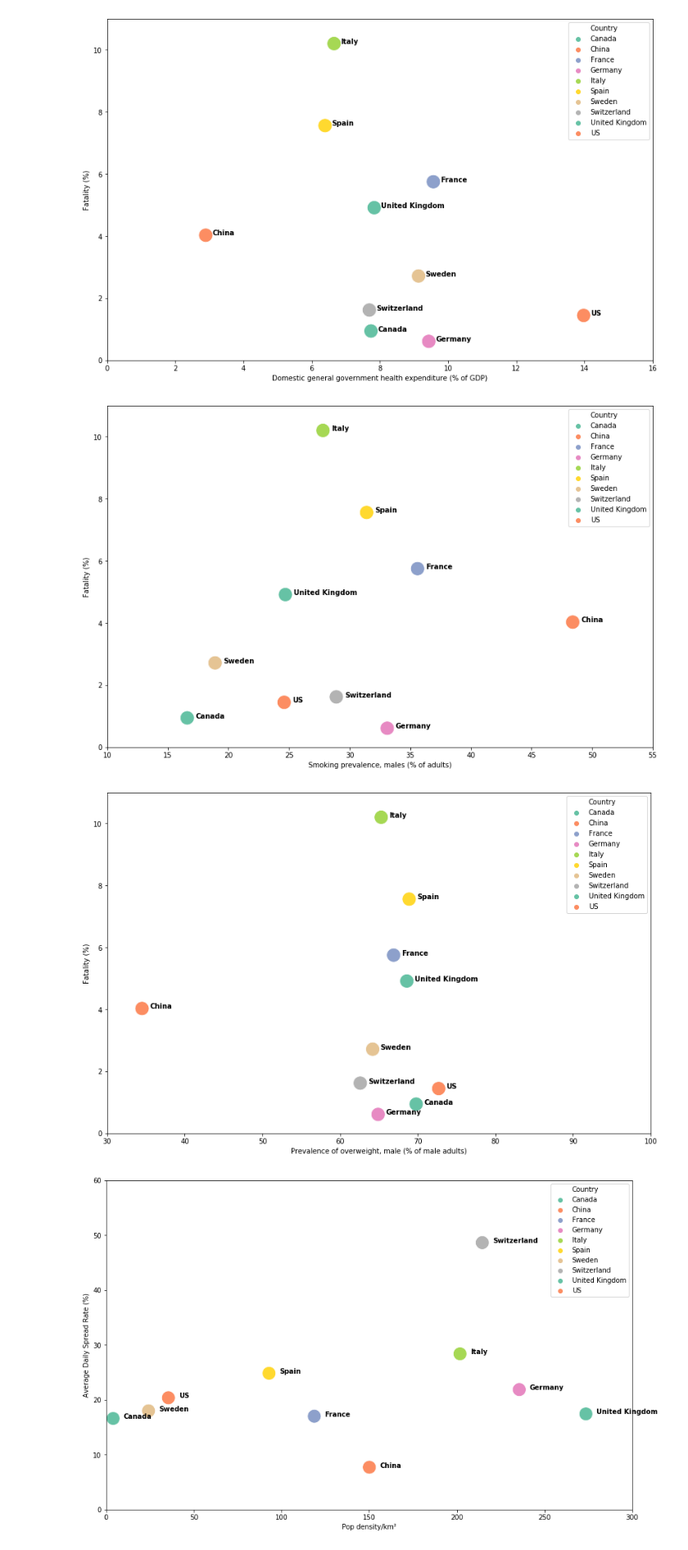
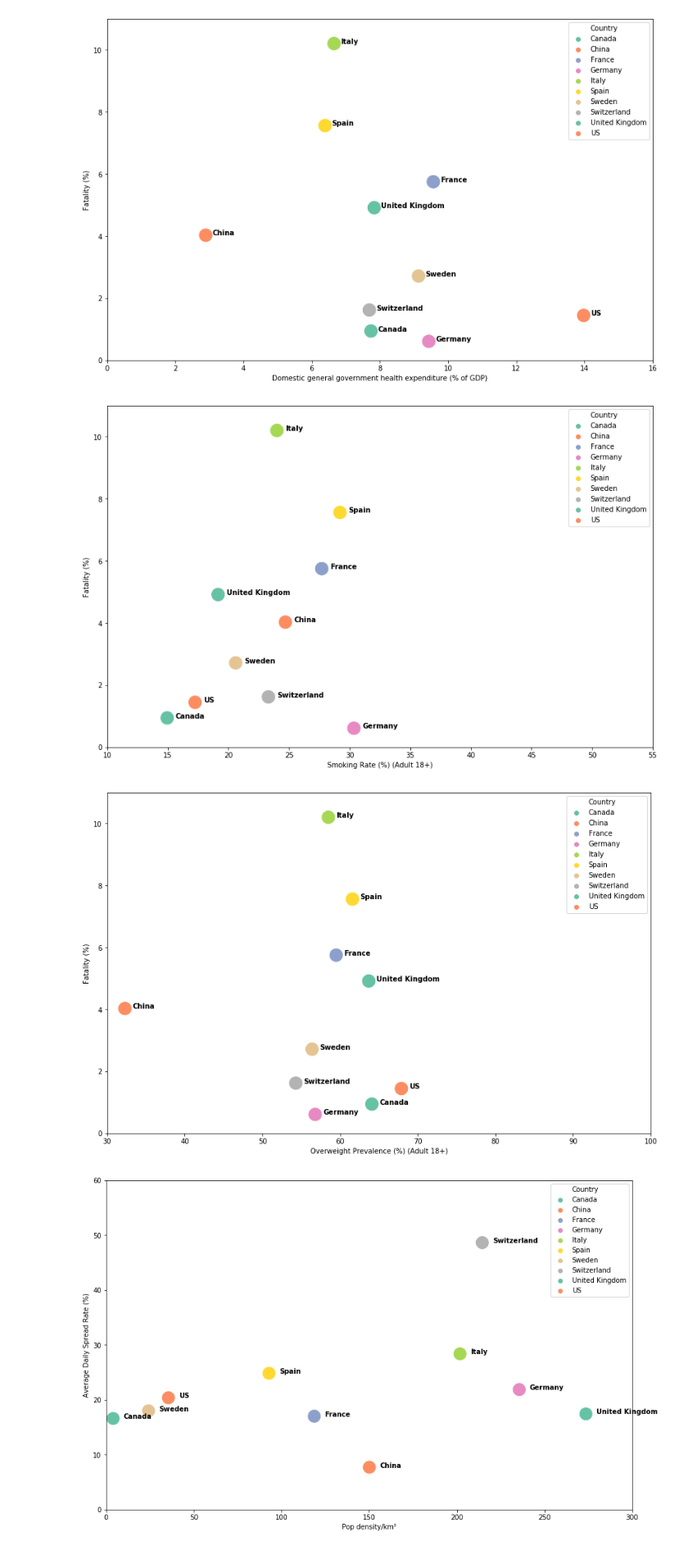
Before and after one commit to nicolas-hbt/DS-projects, a Jupyter notebook: COVID19_Data_Visualization.ipynb, the cells around one changed output. Shown at 82% size. Cells and saved outputs as stored; diff of their text form; code cells hidden in the pictures.

```diff
--- a/COVID19_Data_Visualization.ipynb
+++ b/COVID19_Data_Visualization.ipynb
@@ -304,6 +304,20 @@ world.rename(columns={"Italy [ITA]": "Italy", "United Kingdom [GBR]": "United Ki
 world = world.T
 world.dropna(axis='columns', inplace=True)
 world = world.sort_index()
+# %%
+cols = [col for col in world.index.tolist()]
+smoke = pd.read_csv("smoke.csv")
+smoke = smoke.sort_values(by="name")
+smoke.iloc[-6,0] = 'US'
+smoke = smoke[smoke.name.isin(cols)]
+# %%
+overweight = pd.read_csv("overweight.csv", index_col=0)
+overweight = overweight.sort_index()
+overweight = overweight.rename(index={'United States of America': 'US',
+                                      'United Kingdom of Great Britain and Northern Ireland' : 'United Kingdom'})
+overweight = overweight[overweight.index.isin(cols)]
+overweight["2016"] = overweight["2016"].str.slice(stop=4)
+overweight["2016"] = overweight["2016"].astype(float)
 # %%
 tmp = complete_df[complete_df["Date"]=="2020-03-26"]
 tmp = tmp[tmp["Country/Region"].isin(world.index)]
@@ -320,6 +334,8 @@ world.dropna(axis='columns', inplace=True)
 world.rename(columns={'index':'Country'}, inplace=True)
 b, c = world.iloc[-1].copy(), world.iloc[-2].copy()
 world.iloc[-1], world.iloc[-2] = c,b
+world['Smoking Rate (%) (Adult 18+)'] = smoke['totalSmokingRate'].values
+world['Overweight Prevalence (%) (Adult 18+)'] = overweight['2016'].values
 # %% [markdown]
 <font size="3"> In the following five plots, we aim at showing whether there is some sort of relation between the national death rates and some factors, and the number of confirmed cases per country and some other factors, respectively.
 
@@ -364,12 +380,12 @@ plt.show()
 fig_dims = (14, 9)
 fig, ax = plt.subplots(figsize=fig_dims)
 
-p=sns.scatterplot(y='Fatality (%)', x='Smoking prevalence, males (% of adults)', hue='Country',
+p=sns.scatterplot(y='Fatality (%)', x='Smoking Rate (%) (Adult 18+)', hue='Country',
                 s=400, hue_norm=(0, 7), palette="Set2", data=world, ax=ax);
 
 # add annotations one by one with a loop
 for line in range(0,world.shape[0]):
-     p.text(world['Smoking prevalence, males (% of adults)'][line]+0.7, world['Fatality (%)'][line],
+     p.text(world['Smoking Rate (%) (Adult 18+)'][line]+0.7, world['Fatality (%)'][line],
              world['Country'][line], horizontalalignment='left', size='medium', color='black', weight='semibold')
 
 # control x and y limits
@@ -377,25 +393,25 @@ plt.ylim(0, 11)
 plt.xlim(10, 55)
 plt.show()
 # %% [output]
-[figure, old version]
+[figure, new version]
 # %%
 fig_dims = (14, 9)
 fig, ax = plt.subplots(figsize=fig_dims)
 
-p=sns.scatterplot(y='Fatality (%)', x='Prevalence of overweight, male (% of male adults)', hue='Country',
+p=sns.scatterplot(y='Fatality (%)', x='Overweight Prevalence (%) (Adult 18+)', hue='Country',
                 s=400, hue_norm=(0, 7), palette="Set2", data=world, ax=ax);
 
 # add annotations one by one with a loop
 for line in range(0,world.shape[0]):
-     p.text(world['Prevalence of overweight, male (% of male adults)'][line]+1, world['Fatality (%)'][line],
+     p.text(world['Overweight Prevalence (%) (Adult 18+)'][line]+1, world['Fatality (%)'][line],
              world['Country'][line], horizontalalignment='left', size='medium', color='black', weight='semibold')
 
 # control x and y limits
 plt.ylim(0, 11)
 plt.xlim(30, 100)
 plt.show()
 # %% [output]
-[figure, old version]
+[figure, new version]
 # %%
 un_data = pd.read_csv('un_data.csv')
 keep_countries = ['Italy', 'United Kingdom', 'Canada','China', 'France', 'Germany', 'Sweden', 'Spain',
```
Also changed, not shown: parts of 3 cells of this notebook.
